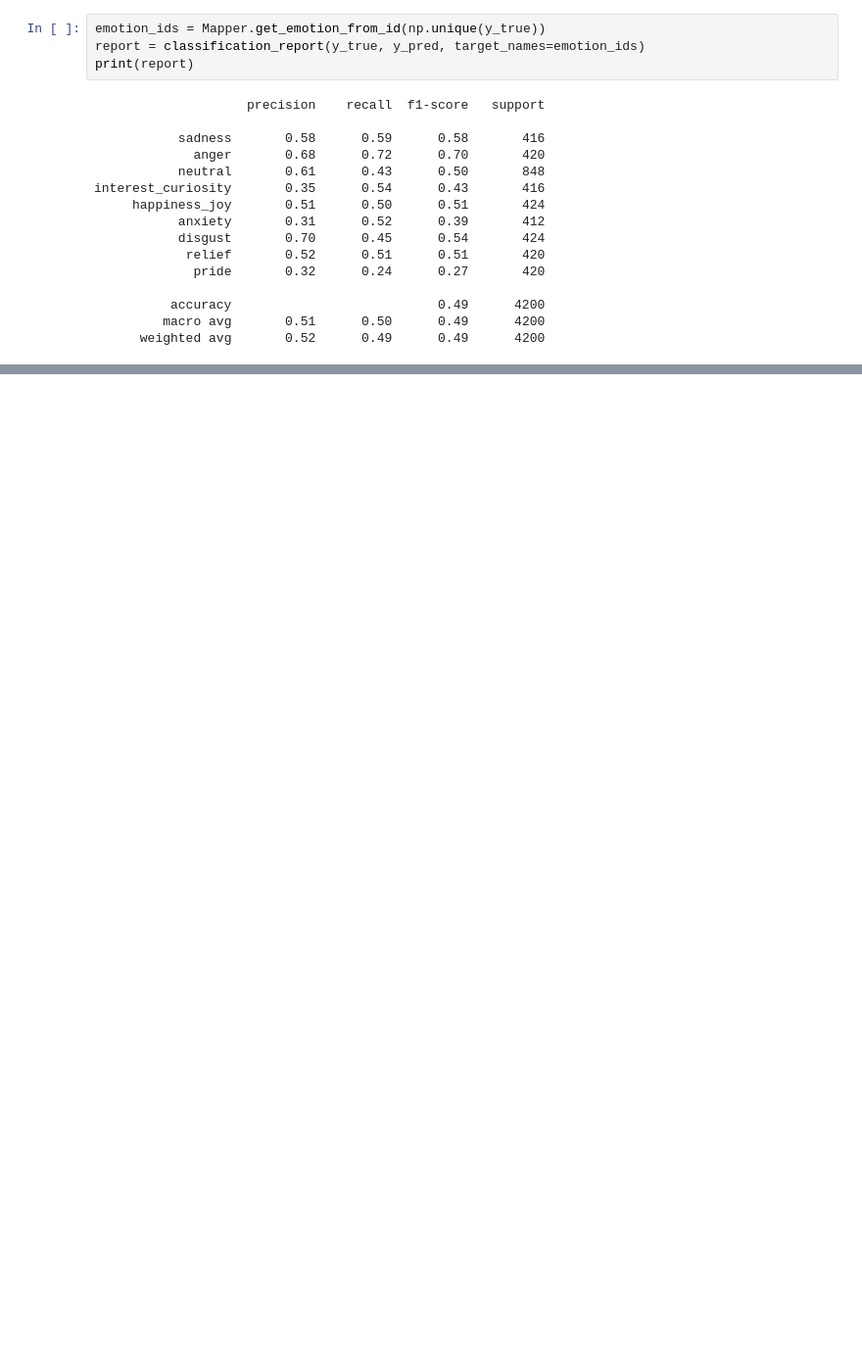
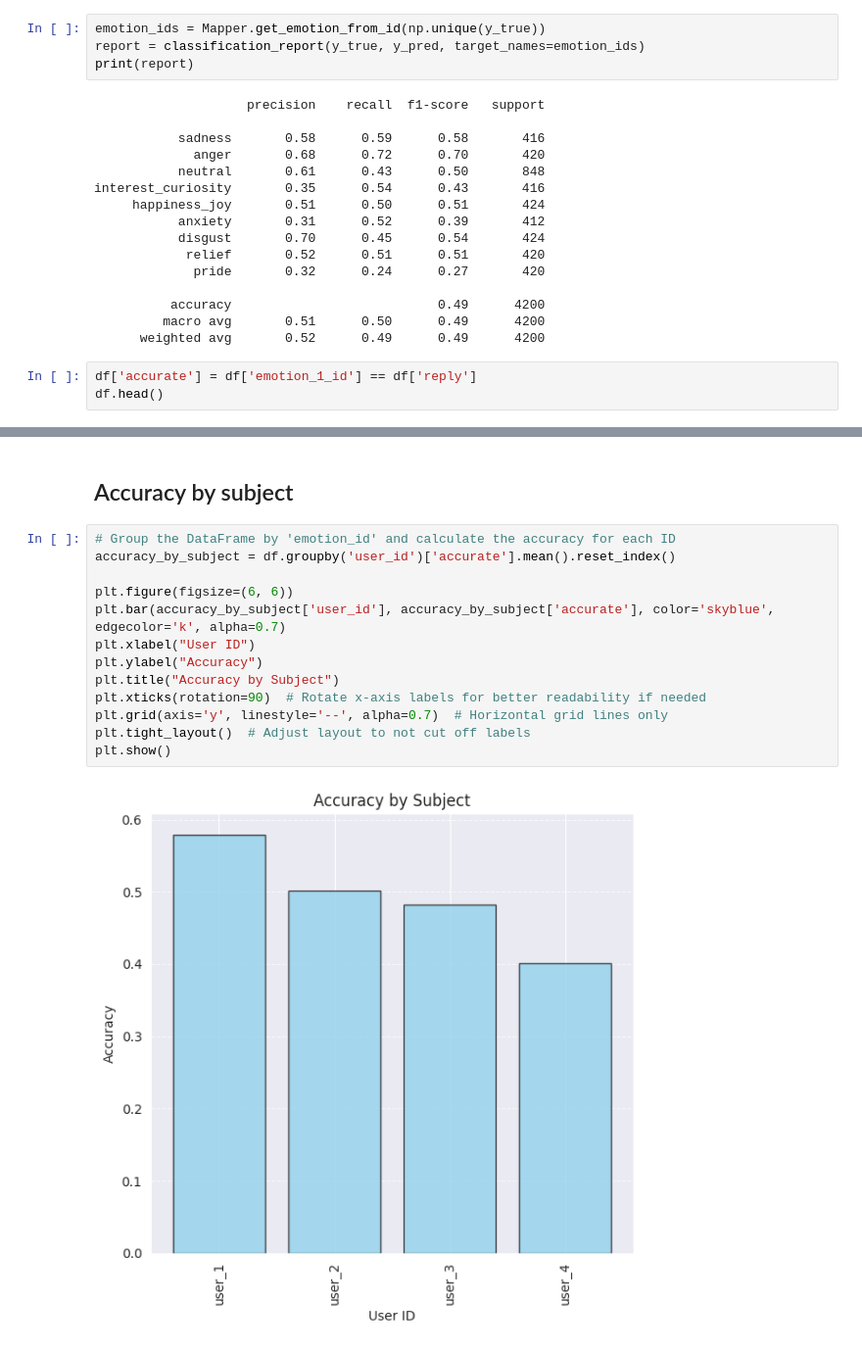
Before and after one commit to timlac/reco-response-analysis, a Jupyter notebook: fmri/notebooks/audio_analysis.ipynb, the cells around one changed output, grey strips where cells are left out. Shown: that part at 98% size. Cells and saved outputs as stored; diff of their text form; blank space fills up the shorter version.

```diff
--- a/fmri/notebooks/audio_analysis.ipynb
+++ b/fmri/notebooks/audio_analysis.ipynb
@@ -46,3 +60,6 @@ interest_curiosity       0.35      0.54      0.43       416
           accuracy                           0.49      4200
          macro avg       0.51      0.50      0.49      4200
       weighted avg       0.52      0.49      0.49      4200
+# %%
+df['accurate'] = df['emotion_1_id'] == df['reply']
+df.head()
@@ -48,0 +73,17 @@ interest_curiosity       0.35      0.54      0.43       416
+# %% [markdown]
+## Accuracy by subject
+# %%
+# Group the DataFrame by 'emotion_id' and calculate the accuracy for each ID
+accuracy_by_subject = df.groupby('user_id')['accurate'].mean().reset_index()
+
+plt.figure(figsize=(6, 6))
+plt.bar(accuracy_by_subject['user_id'], accuracy_by_subject['accurate'], color='skyblue', edgecolor='k', alpha=0.7)
+plt.xlabel("User ID")
+plt.ylabel("Accuracy")
+plt.title("Accuracy by Subject")
+plt.xticks(rotation=90)  # Rotate x-axis labels for better readability if needed
+plt.grid(axis='y', linestyle='--', alpha=0.7)  # Horizontal grid lines only
+plt.tight_layout()  # Adjust layout to not cut off labels
+plt.show()
+# %% [output]
+[figure, added]
```
Also changed, not shown: parts of 16 cells of this notebook.
